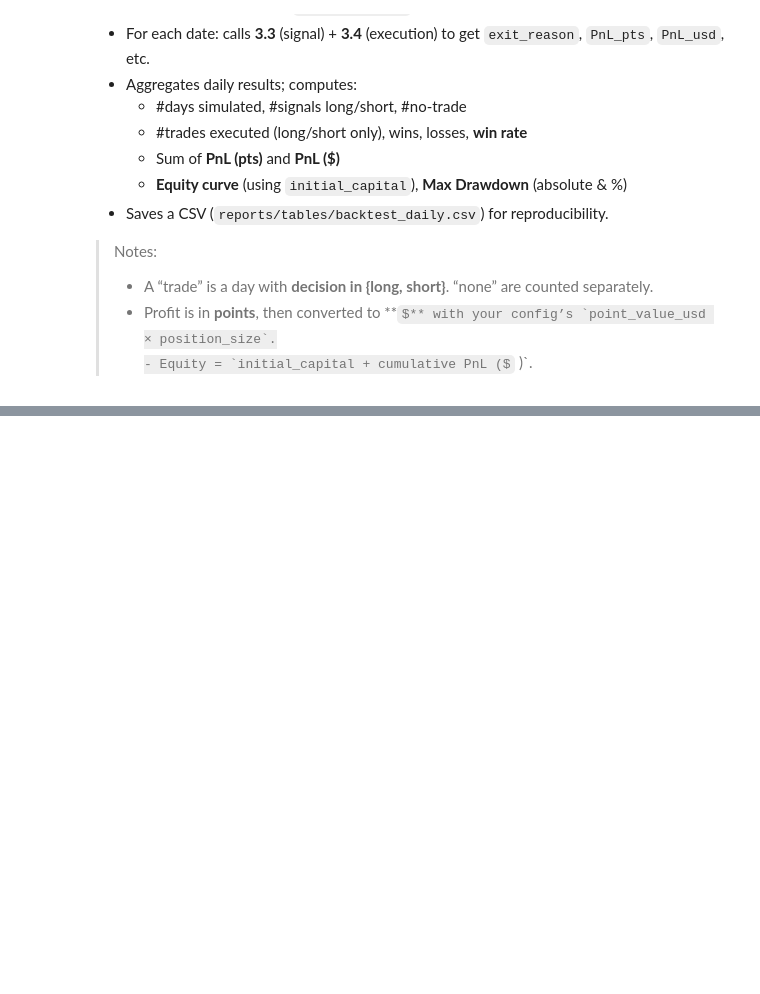
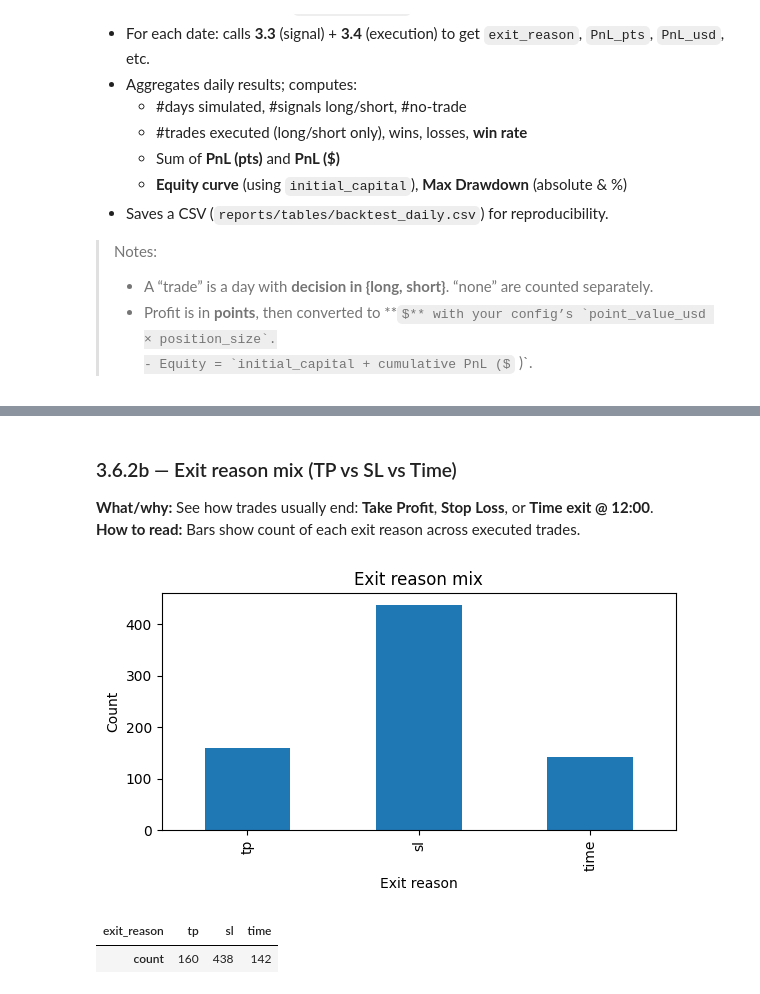
Before and after one commit to Mbaka11/OpeningRange, a Jupyter notebook: notebooks/03_baseline_backtest.ipynb, the cells around one changed output, grey strips where cells are left out. Cells and saved outputs as stored; diff of their text form; code cells hidden in the pictures; some formulas as TeX source; blank space fills up the shorter version.

```diff
--- a/notebooks/03_baseline_backtest.ipynb
+++ b/notebooks/03_baseline_backtest.ipynb
@@ -787,0 +940,20 @@ KeyboardInterrupt:
+# %% [markdown]
+### 3.6.2b — Exit reason mix (TP vs SL vs Time)
+**What/why:** See how trades usually end: **Take Profit**, **Stop Loss**, or **Time exit @ 12:00**.
+**How to read:** Bars show count of each exit reason across executed trades.
+# %%
+trades = bt[bt["decision"].isin(["long","short"])].copy()
+exit_counts = trades["exit_reason"].value_counts().reindex(["tp","sl","time"], fill_value=0)
+
+plt.figure(figsize=(6,3.5))
+exit_counts.plot(kind="bar")
+plt.title("Exit reason mix")
+plt.xlabel("Exit reason"); plt.ylabel("Count")
+plt.tight_layout(); plt.show()
+
+# (Optional small table)
+display(exit_counts.rename("count").to_frame().T)
+# %% [output]
+[figure, added]
+| exit_reason | tp | sl | time |
+| count | 160 | 438 | 142 |
```
Also changed, not shown: parts of 23 cells of this notebook.
